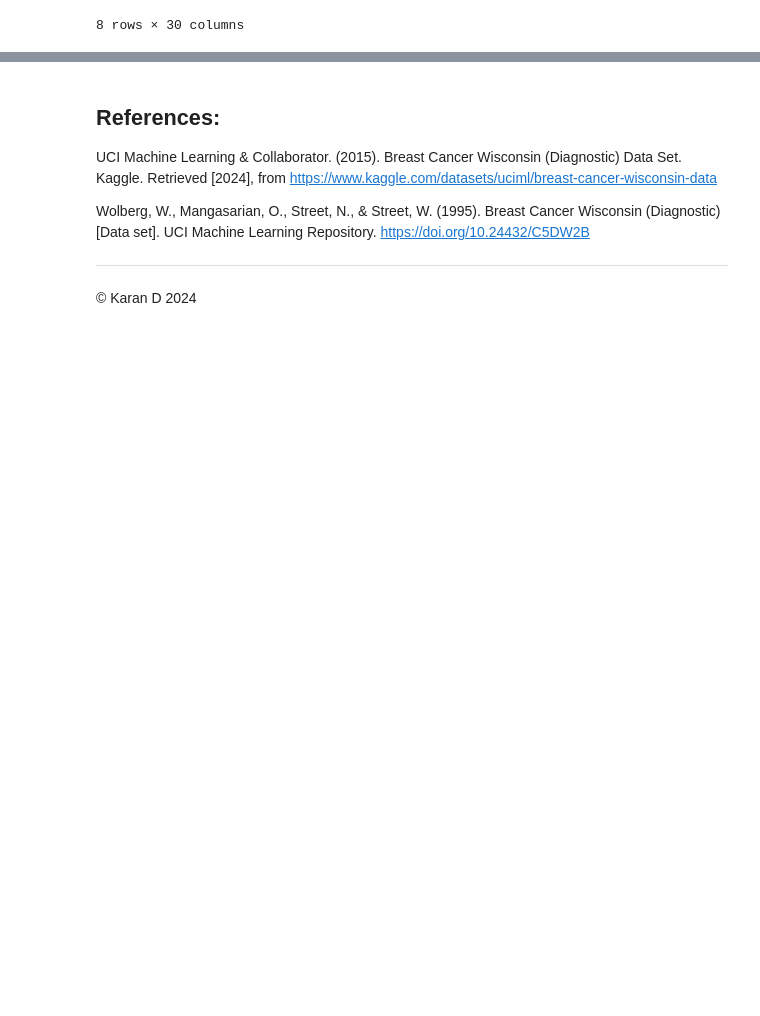
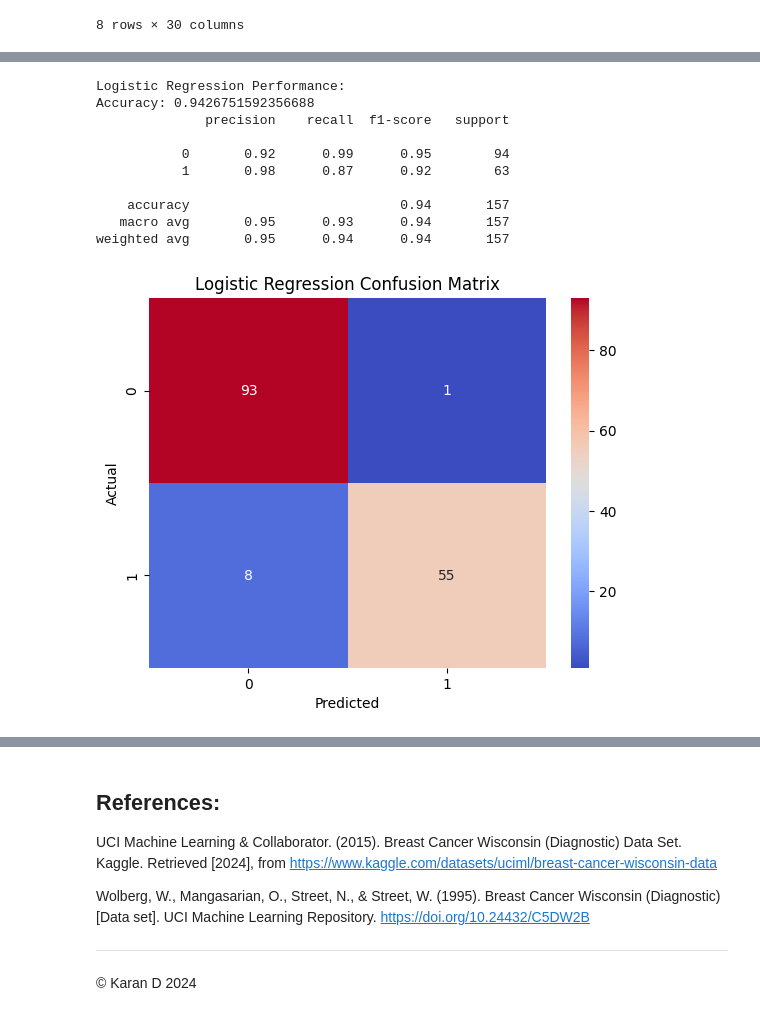
Before and after one commit to Karan-D-Software/Supervised_Learning_Project, a Jupyter notebook: project.ipynb, the cells around one changed output, grey strips where cells are left out. Saved outputs shown, nothing was run; the diff lists cells and outputs as text; code cells hidden in the pictures; blank space fills up the shorter version.

Commit message:
Completed model creation and evaluation

```diff
--- a/project.ipynb
+++ b/project.ipynb
@@ -239,0 +286,39 @@ data_clean.describe()
+# %%
+# Test and Train Split
+X = data_clean.drop(columns=['diagnosis', 'id'])
+y = data_clean['diagnosis']
+
+from sklearn.model_selection import train_test_split
+
+X_train, X_test, y_train, y_test = train_test_split(X, y, test_size=0.3, random_state=42)
+# %%
+# Logistic Regression
+from sklearn.linear_model import LogisticRegression
+from sklearn.metrics import classification_report, accuracy_score, confusion_matrix
+
+model_log = LogisticRegression(max_iter=10000)
+model_log.fit(X_train, y_train)
+y_pred = model_log.predict(X_test)
+
+print("Logistic Regression Performance:")
+print("Accuracy:", accuracy_score(y_test, y_pred))
+print(classification_report(y_test, y_pred))
+
+conf_matrix = confusion_matrix(y_test, y_pred)
+sns.heatmap(conf_matrix, annot=True, fmt="d", cmap="coolwarm")
+plt.title("Logistic Regression Confusion Matrix")
+plt.xlabel("Predicted")
+plt.ylabel("Actual")
+plt.show()
+# %% [output]
+Logistic Regression Performance:
+Accuracy: 0.9426751592356688
+              precision    recall  f1-score   support
+
+           0       0.92      0.99      0.95        94
+           1       0.98      0.87      0.92        63
+
+    accuracy                           0.94       157
+   macro avg       0.95      0.93      0.94       157
+weighted avg       0.95      0.94      0.94       157
+[figure, added]
```
Also changed, not shown: parts of 5 cells of this notebook, 6 other files.
